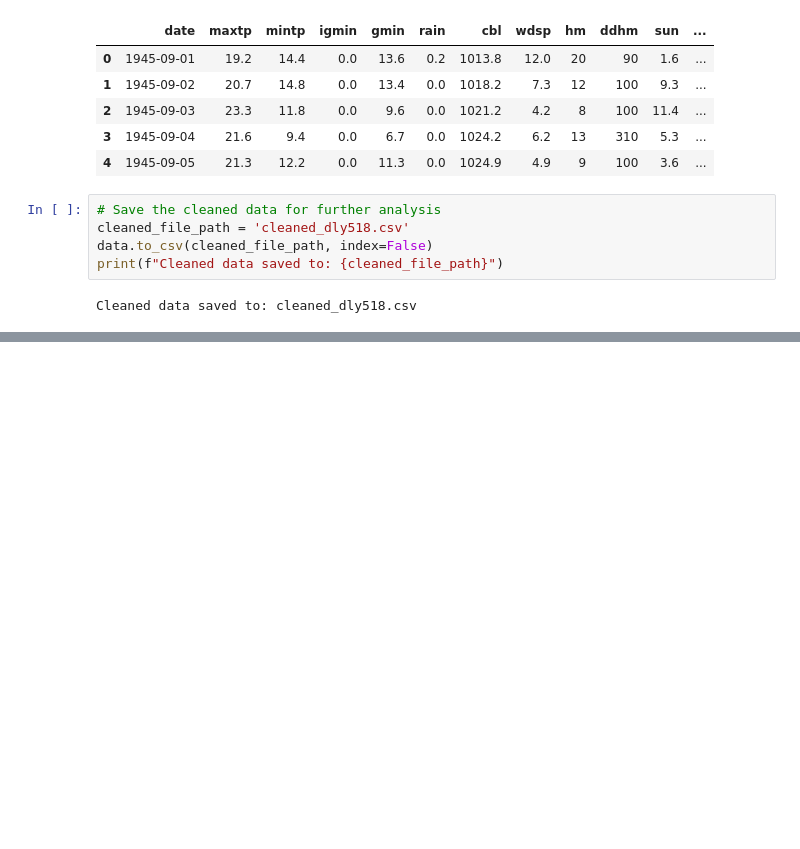
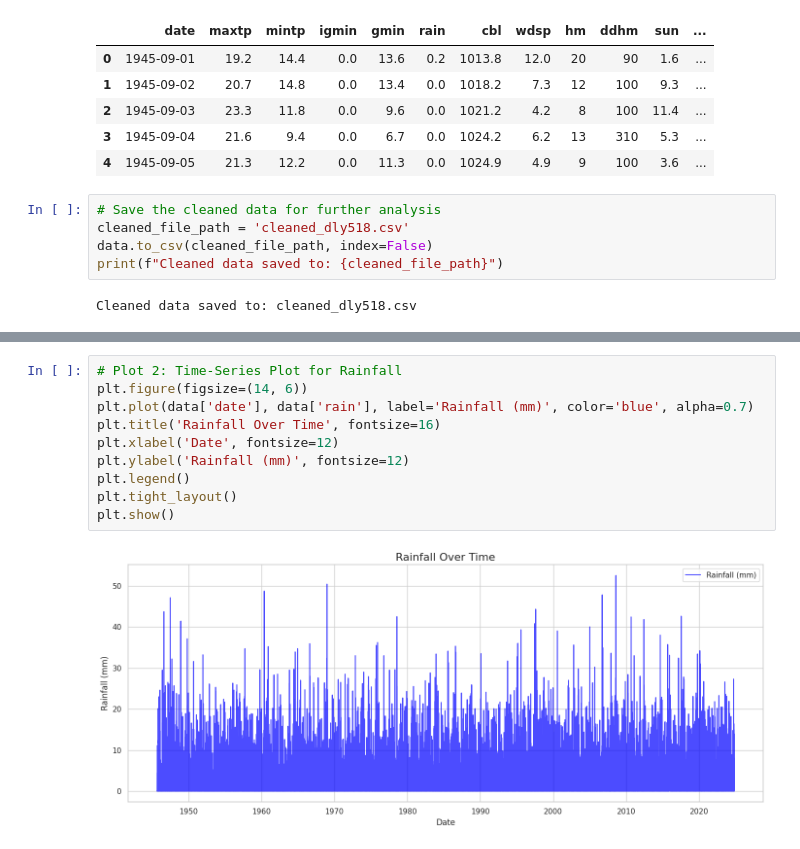
Before and after one commit to YuliiaRysinska/PFDA, a Jupyter notebook: project/project_pfda.ipynb, the cells around one changed output, grey strips where cells are left out. Saved outputs shown, nothing was run; the diff lists cells and outputs as text; blank space fills up the shorter version.

```diff
--- a/project/project_pfda.ipynb
+++ b/project/project_pfda.ipynb
@@ -102,0 +124,12 @@ Cleaned data saved to: cleaned_dly518.csv
+# %%
+# Plot 2: Time-Series Plot for Rainfall
+plt.figure(figsize=(14, 6))
+plt.plot(data['date'], data['rain'], label='Rainfall (mm)', color='blue', alpha=0.7)
+plt.title('Rainfall Over Time', fontsize=16)
+plt.xlabel('Date', fontsize=12)
+plt.ylabel('Rainfall (mm)', fontsize=12)
+plt.legend()
+plt.tight_layout()
+plt.show()
+# %% [output]
+[figure, added]
```
Also changed, not shown: parts of 9 cells of this notebook.
